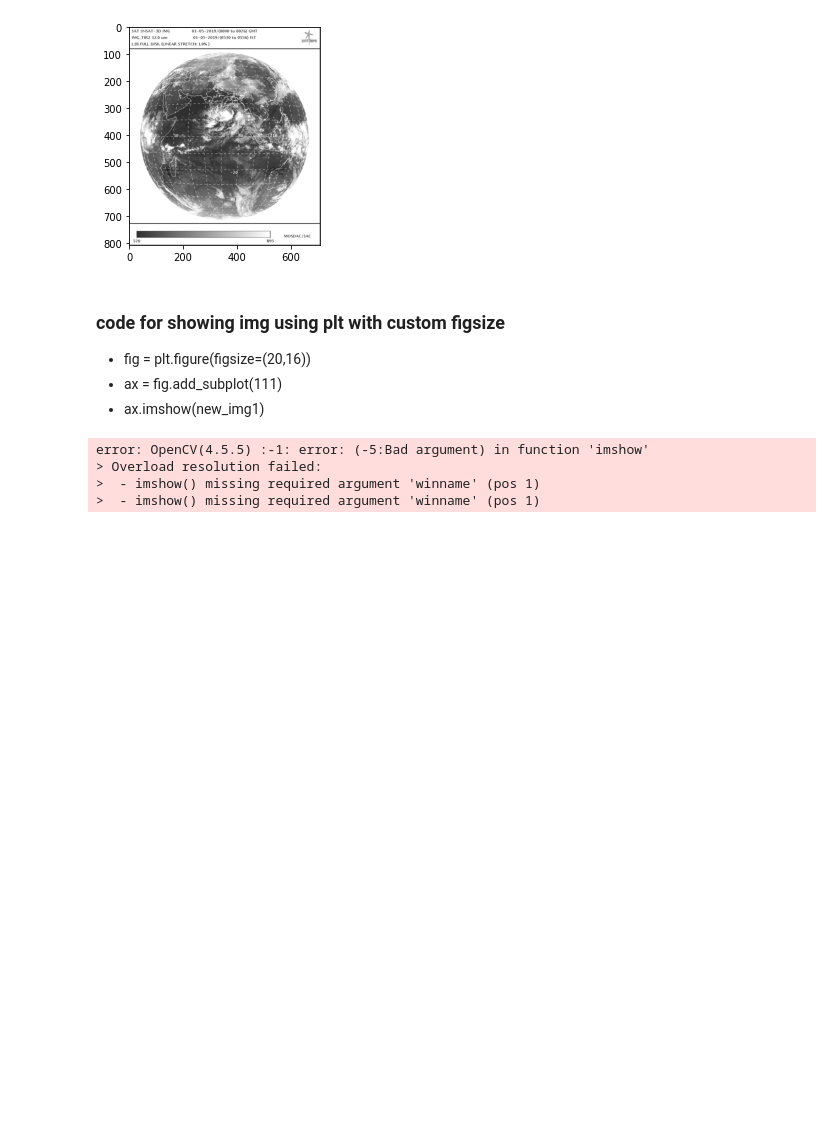
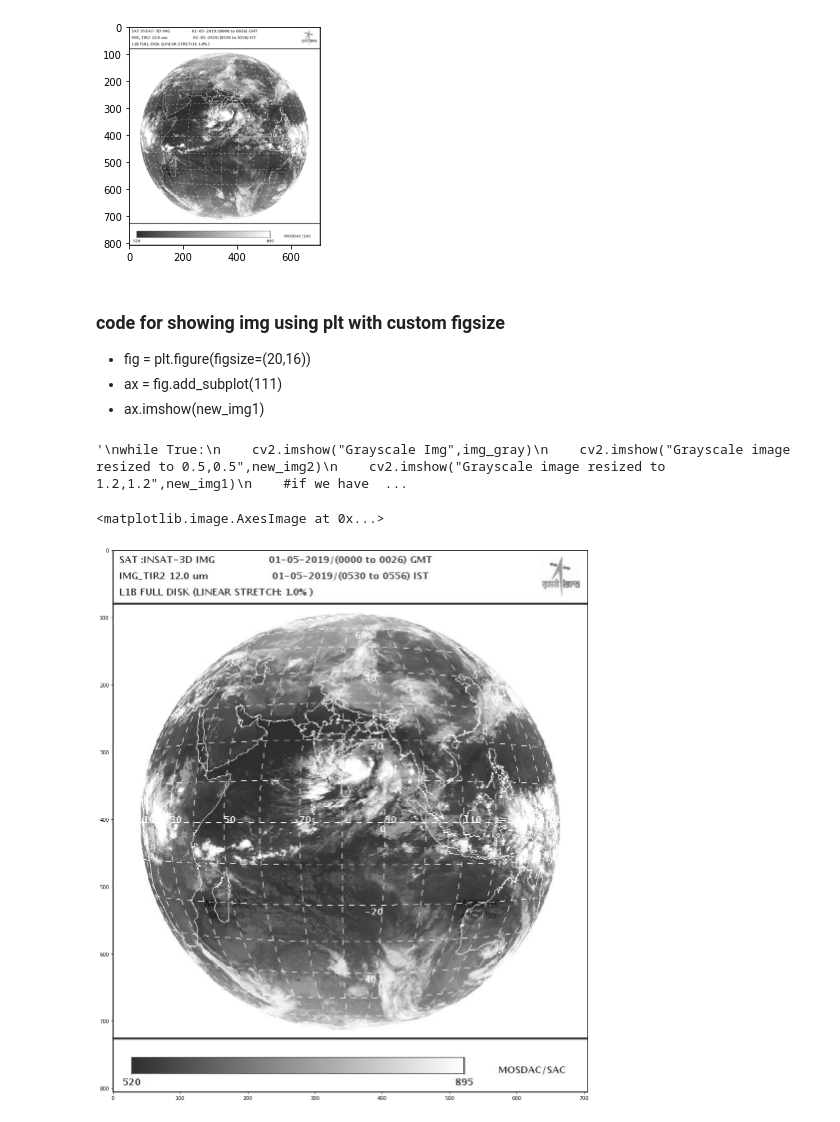
Before and after one commit to indrapaul824/VORTEX, a Jupyter notebook: tryout.ipynb, the cells around one changed output. Saved outputs shown, nothing was run; the diff lists cells and outputs as text; code cells hidden in the pictures; blank space fills up the shorter version.

```diff
--- a/tryout.ipynb
+++ b/tryout.ipynb
@@ -32,6 +30,7 @@ new_img2 = cv2.resize(img_gray,(0,0),img_gray,w_ratio,h_ratio)
 - ax = fig.add_subplot(111)
 - ax.imshow(new_img1)
 # %%
+'''
 while True:
     cv2.imshow("Grayscale Img",img_gray)
     cv2.imshow("Grayscale image resized to 0.5,0.5",new_img2)
@@ -40,8 +39,13 @@ while True:
     if cv2.waitKey(1) & 0xFF == ord('q'):
         break
 cv2.destroyAllWindows()
+'''
 # %% [output]
-error: OpenCV(4.5.5) :-1: error: (-5:Bad argument) in function 'imshow'
-> Overload resolution failed:
->  - imshow() missing required argument 'winname' (pos 1)
->  - imshow() missing required argument 'winname' (pos 1)
+'\nwhile True:\n    cv2.imshow("Grayscale Img",img_gray)\n    cv2.imshow("Grayscale image resized to 0.5,0.5",new_img2)\n    cv2.imshow("Grayscale image resized to 1.2,1.2",new_img1)\n    #if we have  ...
+# %%
+fig = plt.figure(figsize=(20,20))
+ax = fig.add_subplot(111)
+ax.imshow(img_gray,cmap='gray')
+# %% [output]
+<matplotlib.image.AxesImage at 0x...>
+[figure, added]
```
Also changed, not shown: parts of 16 cells of this notebook, 1 other file.
